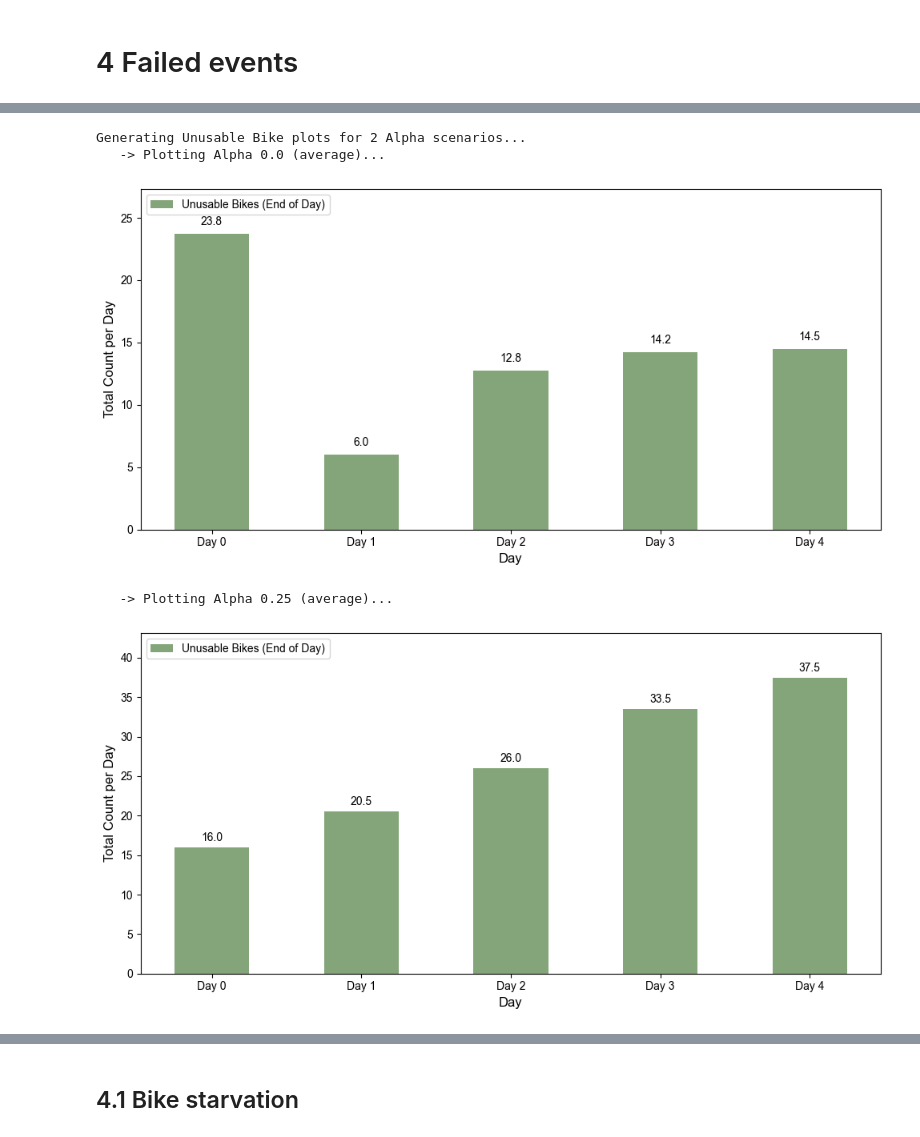
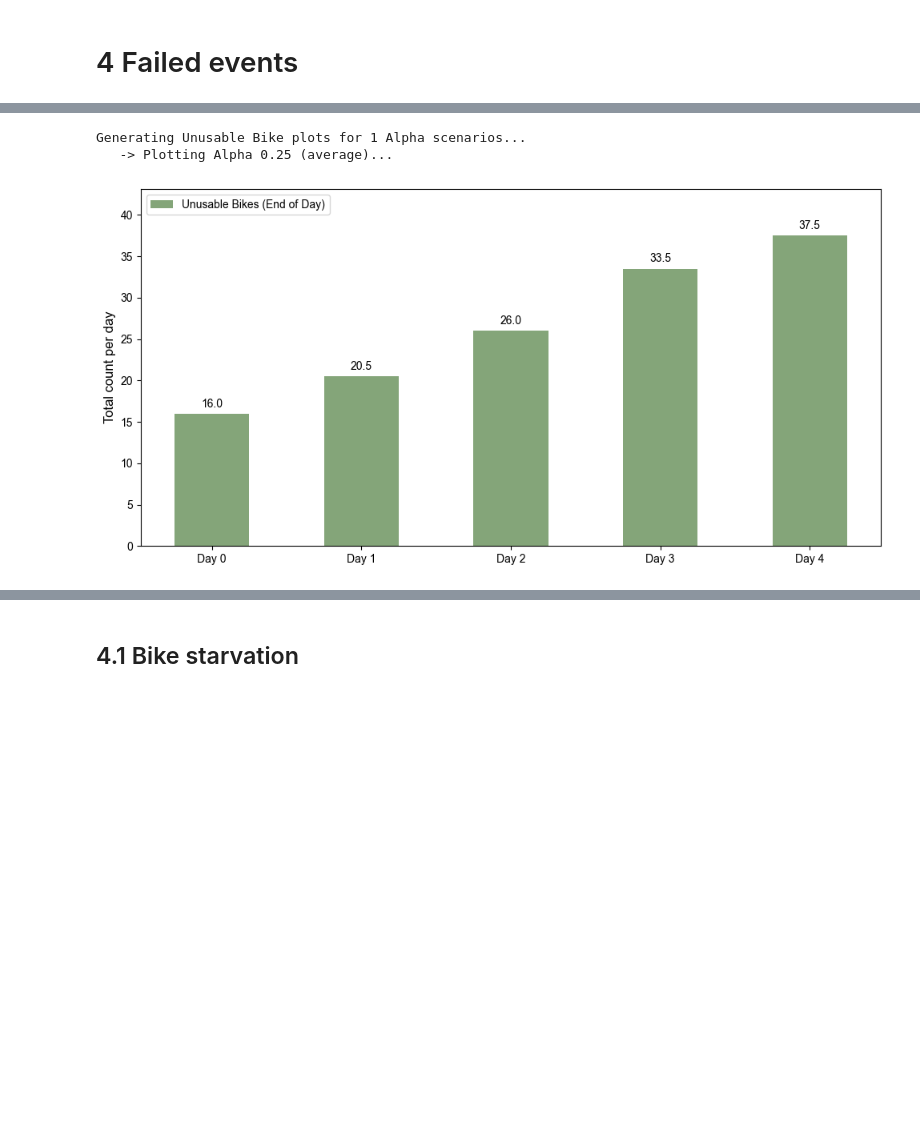
Before and after one commit to EECS-NTNU/FOMOsim, a Jupyter notebook: policies/sjovik_sund/Scripts/Maintenance_reward_analysis/alphas_and_seeds_ingvildKopi.ipynb, the cells around one changed output, grey strips where cells are left out. Drawn from its saved outputs; the diff is of its cells as text; code cells hidden in the pictures; blank space fills up the shorter version.

```diff
--- a/policies/sjovik_sund/Scripts/Maintenance_reward_analysis/alphas_and_seeds_ingvildKopi.ipynb
+++ b/policies/sjovik_sund/Scripts/Maintenance_reward_analysis/alphas_and_seeds_ingvildKopi.ipynb
@@ -1575,8 +1550,8 @@ def plot_daily_unusable_bikes(df_station, title_label):
     bars = plt.bar(x, counts, width=0.5, color=bar_color, label="Unusable Bikes (End of Day)")
 
     # Labels
-    plt.ylabel("Total Count per Day", fontsize=12)
-    plt.xlabel("Day", fontsize=12)
+    plt.ylabel("Total count per day", fontsize=12)
+    #plt.xlabel("Day", fontsize=12)
     plt.xticks(x, [f"Day {int(d)}" for d in days])
 
     # Value Labels on top of bars
@@ -1586,35 +1561,33 @@ def plot_daily_unusable_bikes(df_station, title_label):
             plt.text(bar.get_x() + bar.get_width()/2., height + 0.5,
                      f'{height:.1f}',
                      ha='center', va='bottom', fontsize=10)
 
     # Styling
     plt.ylim(0, max(counts) * 1.15 if max(counts) > 0 else 10) # Add 15% headroom
     plt.legend(loc='upper left')
     plt.tight_layout()
 
     # Save
     plt.savefig(f"daily_unusable_bikes_{safe_label}_FINAL.svg",
                 bbox_inches='tight', pad_inches=0.02)
     plt.show()
 
 # ---------------------------
 # 2. EXECUTION LOGIC
 # ---------------------------
 print(f"Generating Unusable Bike plots for {len(alpha_results)} Alpha scenarios...")
 
 for alpha_val, data_dict in alpha_results.items():
     # Note: Using 'station_hourly' dataframe here
     current_station_df = data_dict["station_hourly"]
     label_text = f"Alpha {alpha_val} ({selection_mode})"
 
     print(f"   -> Plotting {label_text}...")
     plot_daily_unusable_bikes(
         df_station=current_station_df,
         title_label=label_text
     )
 # %% [output]
-Generating Unusable Bike plots for 2 Alpha scenarios...
-   -> Plotting Alpha 0.0 (average)...
+Generating Unusable Bike plots for 1 Alpha scenarios...
+   -> Plotting Alpha 0.25 (average)...
-[figure, old version]
+[figure, new version]
-   -> Plotting Alpha 0.25 (average)...
-[figure, removed]
```
Also changed, not shown: parts of 27 cells of this notebook, 3 other files.
